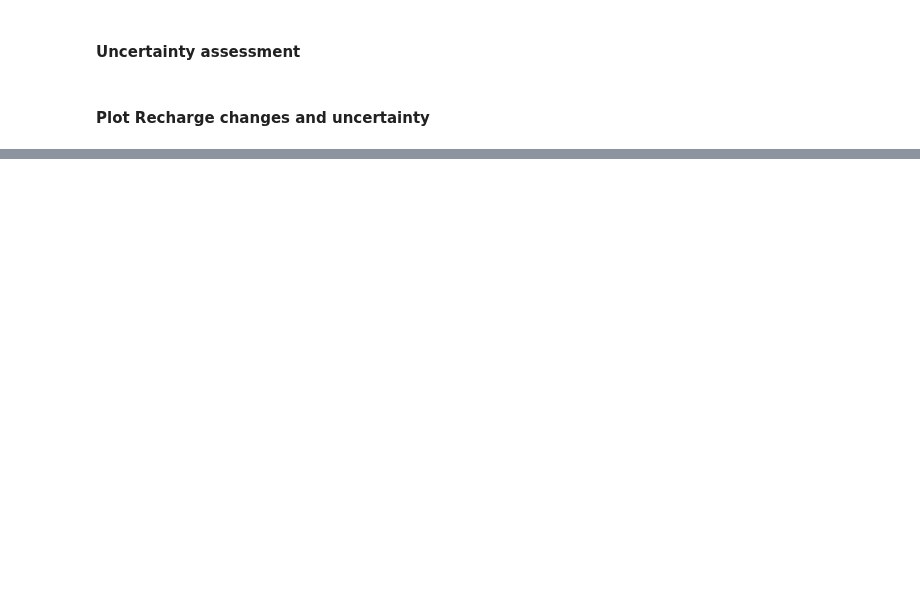
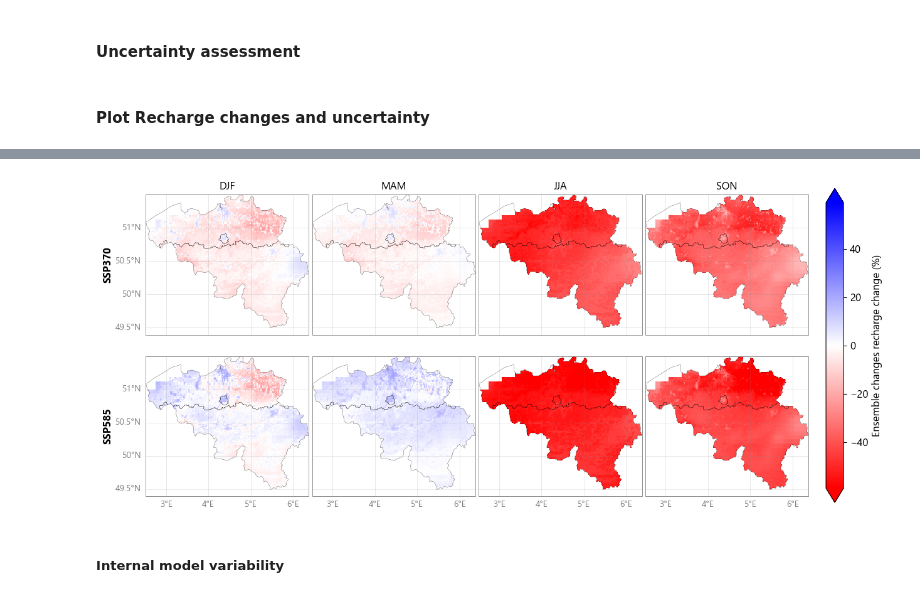
Before and after one commit to klekarkar/pre_post_process_mHM, a Jupyter notebook: ISIMIP_recharge_assessment.ipynb, the cells around one changed output, grey strips where cells are left out. Saved outputs shown, nothing was run; the diff lists cells and outputs as text; code cells hidden in the pictures; blank space fills up the shorter version.

```diff
--- a/ISIMIP_recharge_assessment.ipynb
+++ b/ISIMIP_recharge_assessment.ipynb
@@ -1245,0 +1258,14 @@ plt.show()
+# %%
+scenarios = ['ssp370', 'ssp585']
+
+fig, axes, cb = plot_ensemble_recharge_stats(domain_recharge_stats, scenarios,
+                                     seasons, 'ens_mean', 'recharge', be_shp,
+                                       cmap='bwr_r', snr_thresh=10.0)
+
+cb.ax.set_ylabel('Ensemble changes recharge change (%)', fontsize=12)
+#call plt.show()
+plt.show()
+# %% [output]
+[figure, added]
+# %% [markdown]
+##### Internal model variability
```
Also changed, not shown: parts of 7 cells of this notebook.
